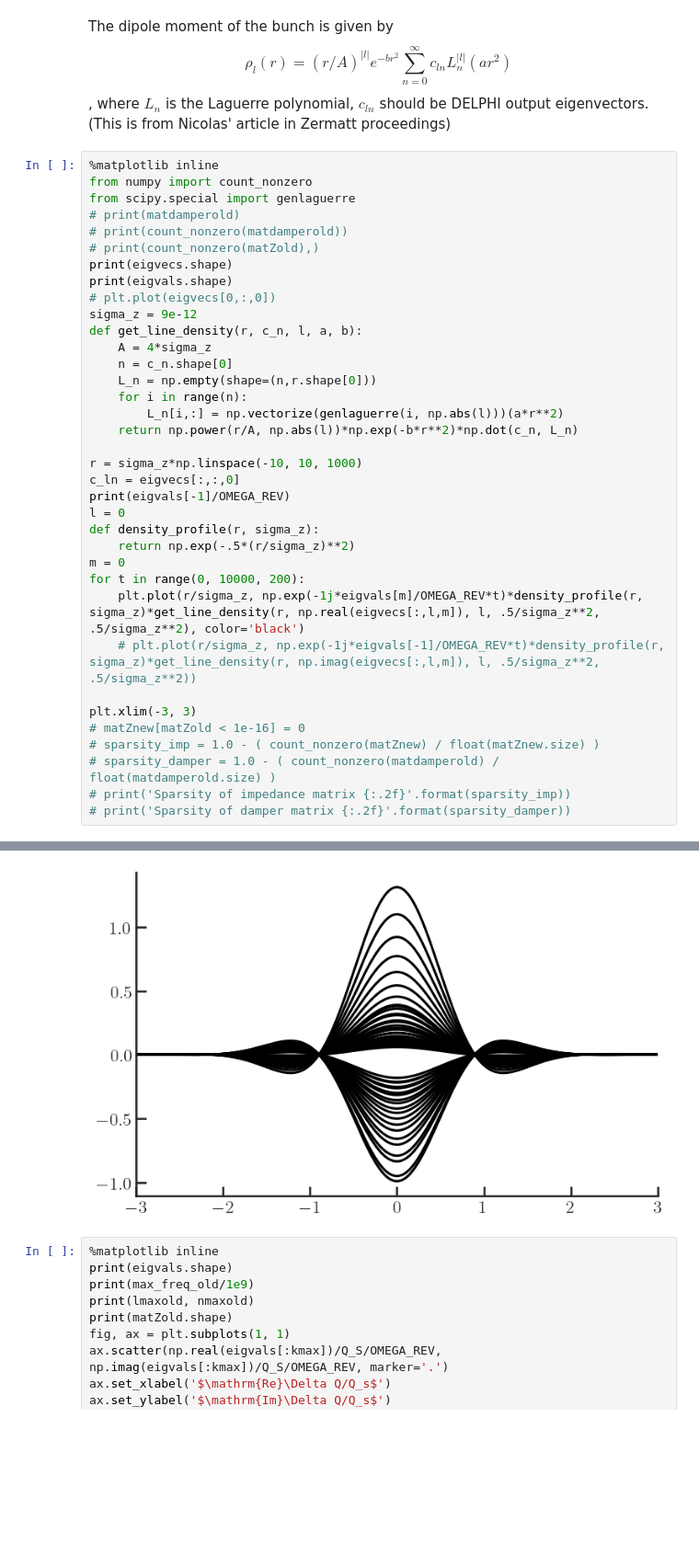
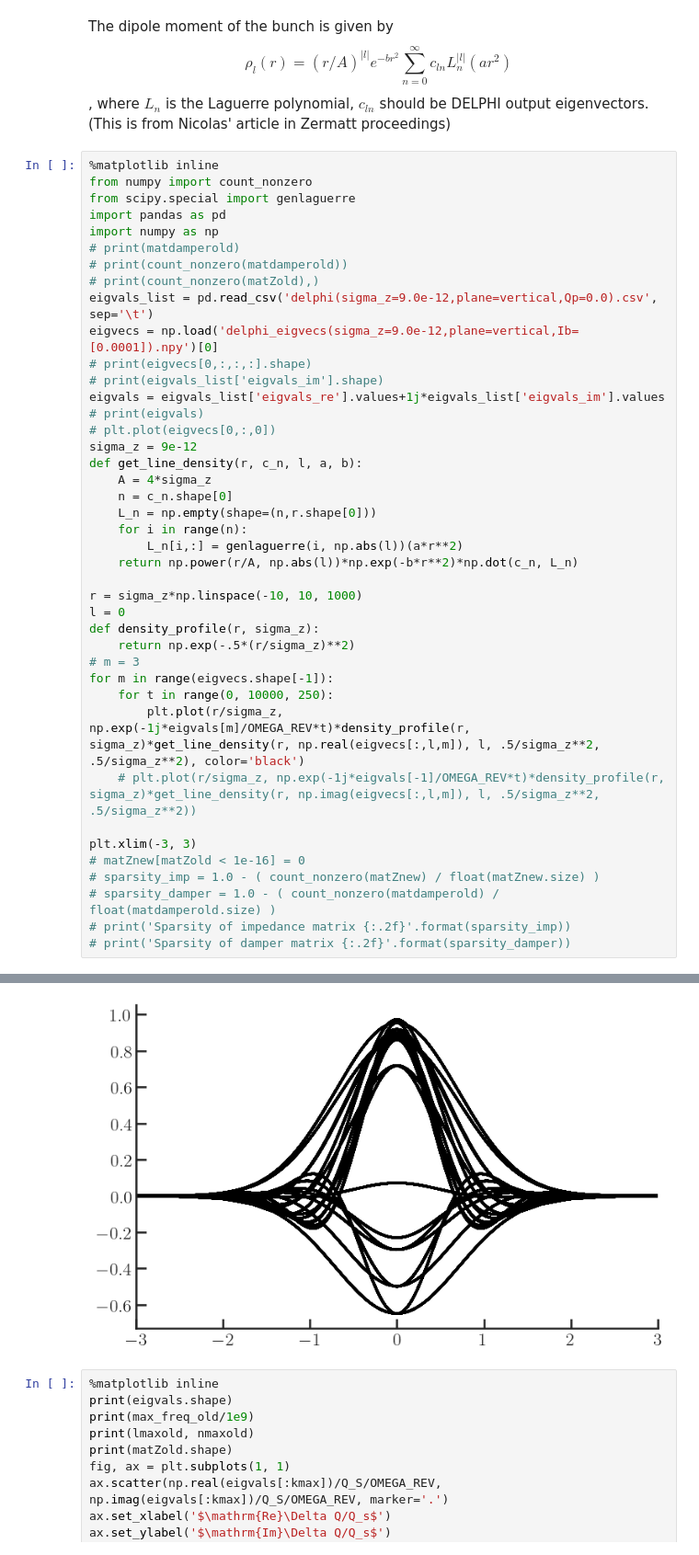
Before and after one commit to gubaidulinvadim/delphi, a Jupyter notebook: delphi_test.ipynb, the cells around one changed output, grey strips where cells are left out. Shown at 92% size. Drawn from its saved outputs; the diff is of its cells as text; blank space fills up the shorter version.

```diff
--- a/delphi_test.ipynb
+++ b/delphi_test.ipynb
@@ -137,11 +138,17 @@ where $L_n$ is the Laguerre polynomial, $c_{ln}$ should be DELPHI output eigenve
 %matplotlib inline
 from numpy import count_nonzero
 from scipy.special import genlaguerre
+import pandas as pd
+import numpy as np
 # print(matdamperold)
 # print(count_nonzero(matdamperold))
 # print(count_nonzero(matZold),)
-print(eigvecs.shape)
-print(eigvals.shape)
+eigvals_list = pd.read_csv('delphi(sigma_z=9.0e-12,plane=vertical,Qp=0.0).csv', sep='\t')
+eigvecs = np.load('delphi_eigvecs(sigma_z=9.0e-12,plane=vertical,Ib=[0.0001]).npy')[0]
+# print(eigvecs[0,:,:,:].shape)
+# print(eigvals_list['eigvals_im'].shape)
+eigvals = eigvals_list['eigvals_re'].values+1j*eigvals_list['eigvals_im'].values
+# print(eigvals)
 # plt.plot(eigvecs[0,:,0])
 sigma_z = 9e-12
 def get_line_density(r, c_n, l, a, b):
@@ -149,18 +156,17 @@ def get_line_density(r, c_n, l, a, b):
     n = c_n.shape[0]
     L_n = np.empty(shape=(n,r.shape[0]))
     for i in range(n):
-        L_n[i,:] = np.vectorize(genlaguerre(i, np.abs(l)))(a*r**2)
+        L_n[i,:] = genlaguerre(i, np.abs(l))(a*r**2)
     return np.power(r/A, np.abs(l))*np.exp(-b*r**2)*np.dot(c_n, L_n)
 
 r = sigma_z*np.linspace(-10, 10, 1000)
-c_ln = eigvecs[:,:,0]
-print(eigvals[-1]/OMEGA_REV)
 l = 0
 def density_profile(r, sigma_z):
     return np.exp(-.5*(r/sigma_z)**2)
-m = 0
-for t in range(0, 10000, 200):
-    plt.plot(r/sigma_z, np.exp(-1j*eigvals[m]/OMEGA_REV*t)*density_profile(r, sigma_z)*get_line_density(r, np.real(eigvecs[:,l,m]), l, .5/sigma_z**2, .5/sigma_z**2), color='black')
+# m = 3
+for m in range(eigvecs.shape[-1]):
+    for t in range(0, 10000, 250):
+        plt.plot(r/sigma_z, np.exp(-1j*eigvals[m]/OMEGA_REV*t)*density_profile(r, sigma_z)*get_line_density(r, np.real(eigvecs[:,l,m]), l, .5/sigma_z**2, .5/sigma_z**2), color='black')
     # plt.plot(r/sigma_z, np.exp(-1j*eigvals[-1]/OMEGA_REV*t)*density_profile(r, sigma_z)*get_line_density(r, np.imag(eigvecs[:,l,m]), l, .5/sigma_z**2, .5/sigma_z**2))
 
 plt.xlim(-3, 3)
@@ -177,4 +180,4 @@ plt.xlim(-3, 3)
-[figure, old version]
+[figure, new version]
 # %%
 %matplotlib inline
 print(eigvals.shape)
```
Also changed, not shown: parts of 5 cells of this notebook, 5 other files.
